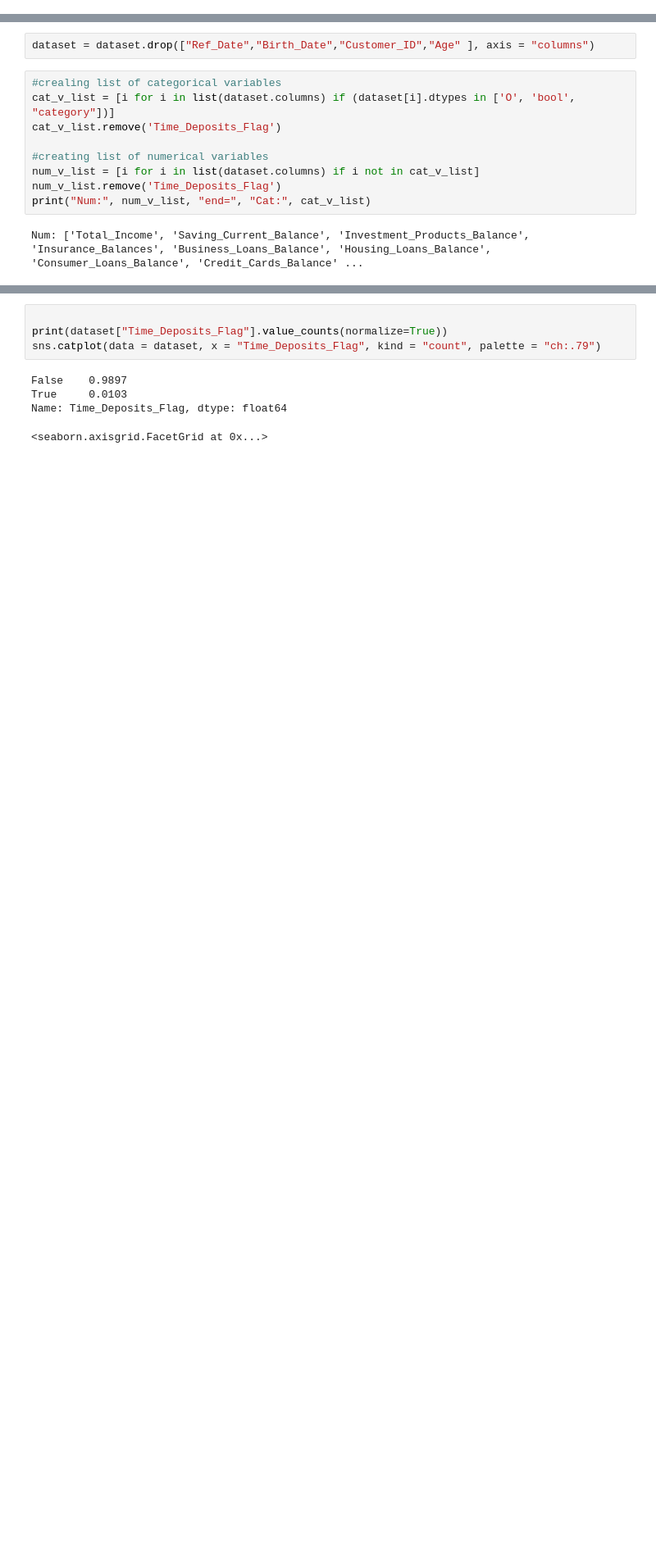
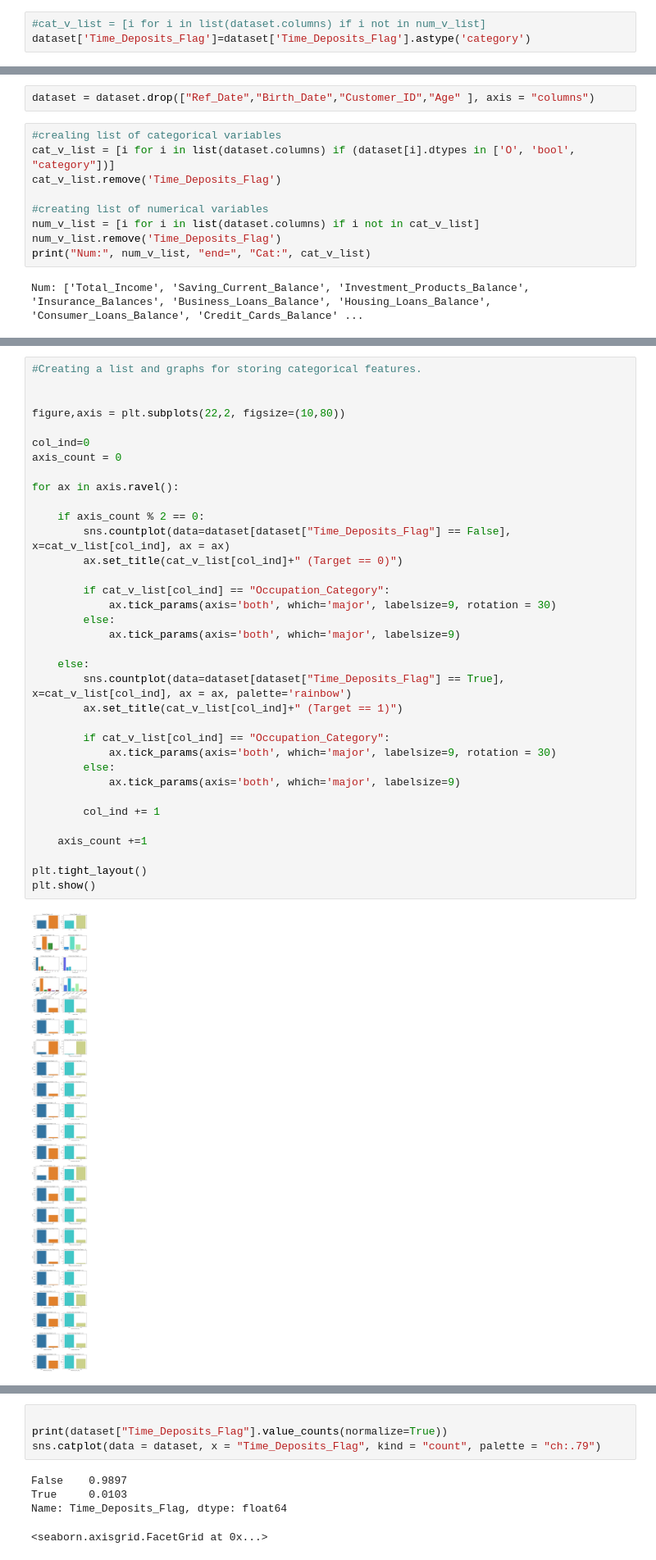
Before and after one commit to Doll03/4IZ480, a Jupyter notebook: Code/notebook.ipynb, the cells around one changed output, grey strips where cells are left out. Shown at 82% size. Saved outputs shown, nothing was run; the diff lists cells and outputs as text; blank space fills up the shorter version.

```diff
--- a/Code/notebook.ipynb
+++ b/Code/notebook.ipynb
@@ -66,6 +68,9 @@ Age_Cat
 9999     Younger
 Name: Age, Length: 10000, dtype: category
 Categories (4, object): ['Younger' < 'LowerMid' < 'UpperMid' < 'Older']
+# %%
+#cat_v_list = [i for i in list(dataset.columns) if i not in num_v_list]
+dataset['Time_Deposits_Flag']=dataset['Time_Deposits_Flag'].astype('category')
 # %%
 dataset.info()
 # %% [output]
@@ -108,0 +177,37 @@ ValueError: If using all scalar values, you must pass an index
+# %%
+#Creating a list and graphs for storing categorical features.
+
+
+figure,axis = plt.subplots(22,2, figsize=(10,80))
+
+col_ind=0
+axis_count = 0
+
+for ax in axis.ravel():
+
+    if axis_count % 2 == 0:
+        sns.countplot(data=dataset[dataset["Time_Deposits_Flag"] == False], x=cat_v_list[col_ind], ax = ax)
+        ax.set_title(cat_v_list[col_ind]+" (Target == 0)")
+
+        if cat_v_list[col_ind] == "Occupation_Category":
+            ax.tick_params(axis='both', which='major', labelsize=9, rotation = 30)
+        else:
+            ax.tick_params(axis='both', which='major', labelsize=9)
+
+    else:
+        sns.countplot(data=dataset[dataset["Time_Deposits_Flag"] == True], x=cat_v_list[col_ind], ax = ax, palette='rainbow')
+        ax.set_title(cat_v_list[col_ind]+" (Target == 1)")
+
+        if cat_v_list[col_ind] == "Occupation_Category":
+            ax.tick_params(axis='both', which='major', labelsize=9, rotation = 30)
+        else:
+            ax.tick_params(axis='both', which='major', labelsize=9)
+
+        col_ind += 1
+
+    axis_count +=1
+
+plt.tight_layout()
+plt.show()
+# %% [output]
+[figure, added]
```
Also changed, not shown: parts of 15 cells of this notebook.
